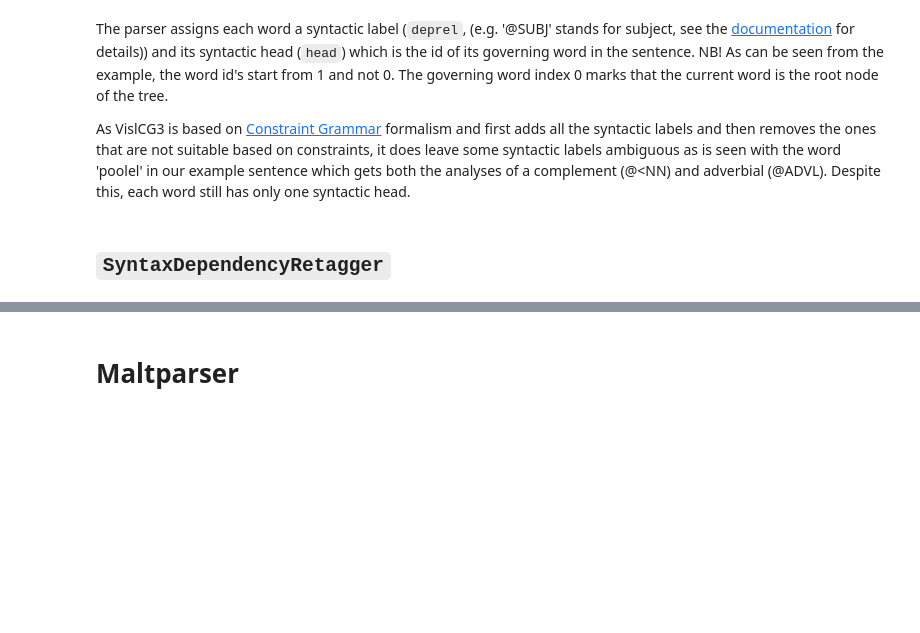
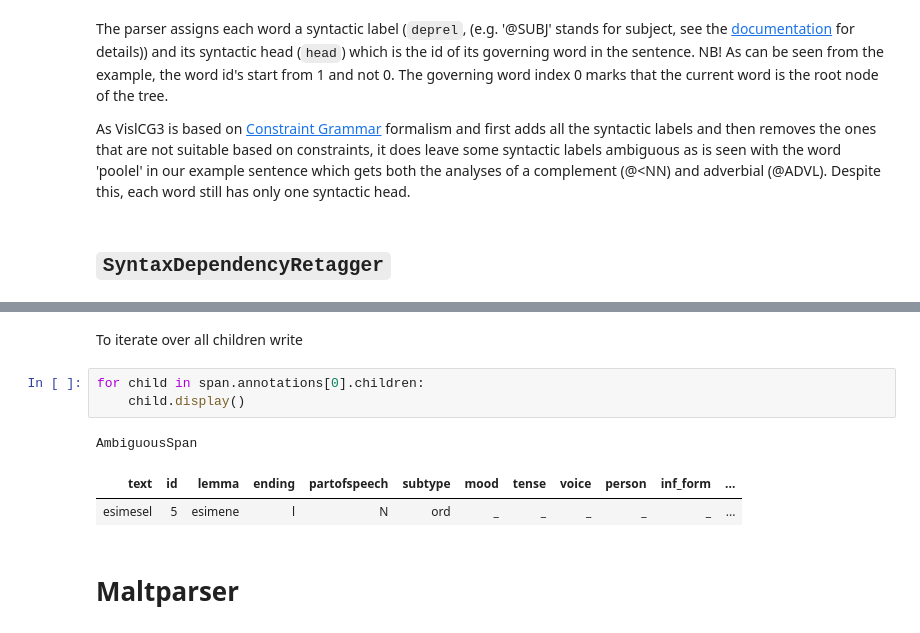
Before and after one commit to estnltk/estnltk, a Jupyter notebook: tutorials/syntax/syntax.ipynb, the cells around one changed output, grey strips where cells are left out. Drawn from its saved outputs; the diff is of its cells as text; blank space fills up the shorter version.

```diff
--- a/tutorials/syntax/syntax.ipynb
+++ b/tutorials/syntax/syntax.ipynb
@@ -127,3 +144,12 @@ Layer
+# %% [markdown]
+To iterate over all children write
+# %%
+for child in span.annotations[0].children:
+    child.display()
+# %% [output]
+AmbiguousSpan
+| text | id | lemma | ending | partofspeech | subtype | mood | tense | voice | person | inf_form | ... |
+| esimesel | 5 | esimene | l | N | ord | _ | _ | _ | _ | _ | ... |
 # %% [markdown]
 # Maltparser
 # %% [markdown]
```
Also changed, not shown: parts of 8 cells of this notebook.
